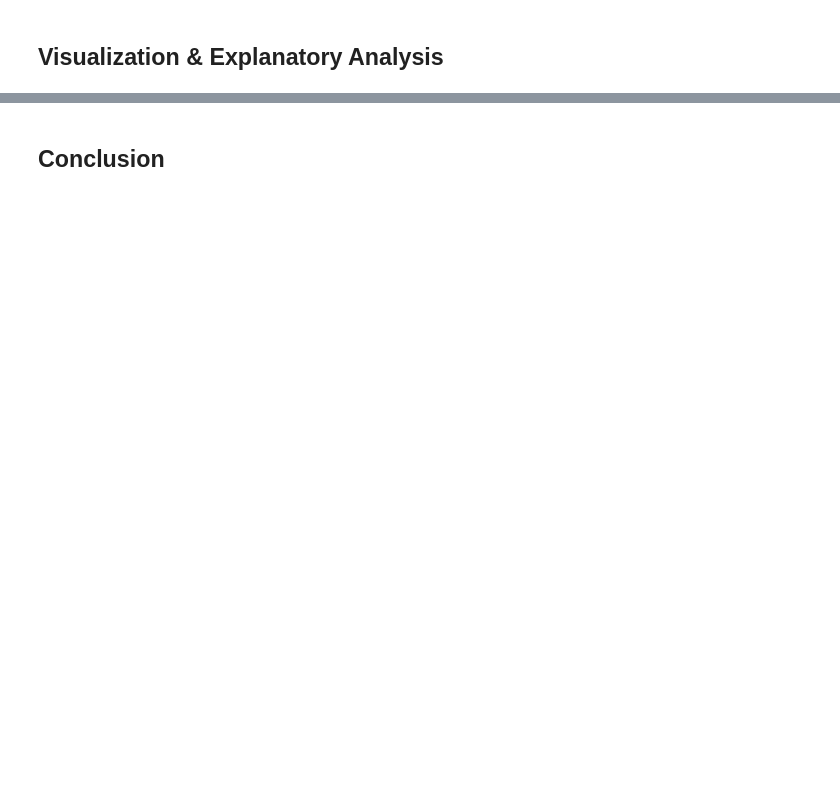
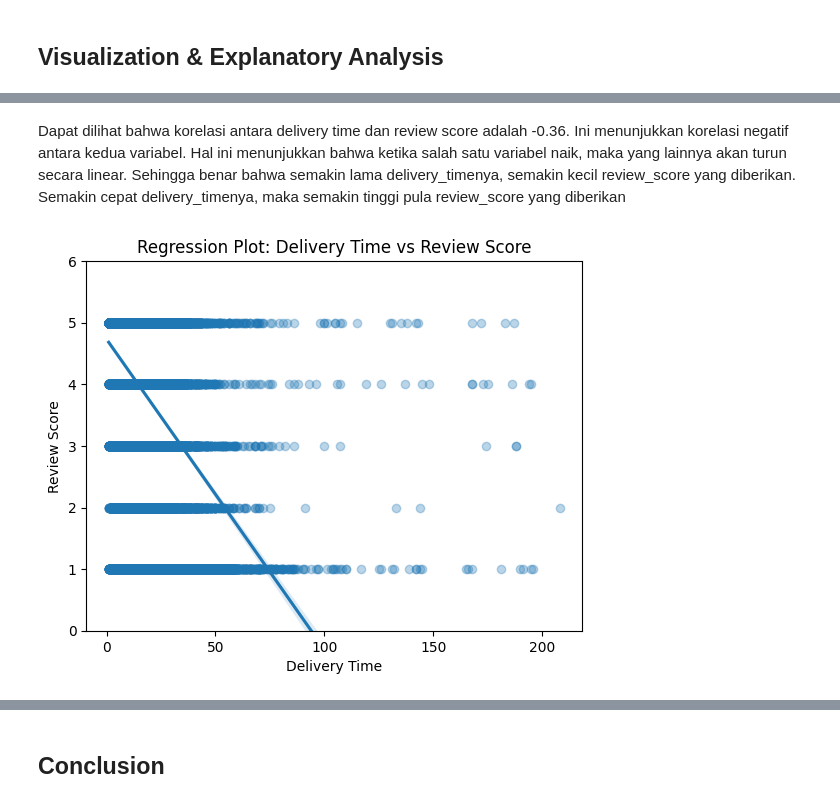
Before and after one commit to SofiaFei/submission, a Jupyter notebook: notebook.ipynb, the cells around one changed output, grey strips where cells are left out. Saved outputs shown, nothing was run; the diff lists cells and outputs as text; code cells hidden in the pictures; blank space fills up the shorter version.

```diff
--- a/notebook.ipynb
+++ b/notebook.ipynb
@@ -1317,0 +1402,11 @@ dapat dilihat bahwa delivery_time berpengaruh pada tingginya review_score penggu
+# %% [markdown]
+Dapat dilihat bahwa korelasi antara delivery time dan review score adalah -0.36. Ini menunjukkan korelasi negatif antara kedua variabel. Hal ini menunjukkan bahwa ketika salah satu variabel naik, maka yang lainnya akan turun secara linear. Sehingga benar bahwa semakin lama delivery_timenya, semakin kecil review_score yang diberikan. Semakin cepat delivery_timenya, maka semakin tinggi pula review_score yang diberikan
+# %%
+sns.regplot(x='delivery_time', y='review_score', data=all_df, scatter_kws={'alpha':0.3})
+plt.xlabel('Delivery Time')
+plt.ylabel('Review Score')
+plt.title('Regression Plot: Delivery Time vs Review Score')
+plt.ylim(0,6)
+plt.show()
+# %% [output]
+[figure, added]
```
Also changed, not shown: parts of 25 cells of this notebook.
